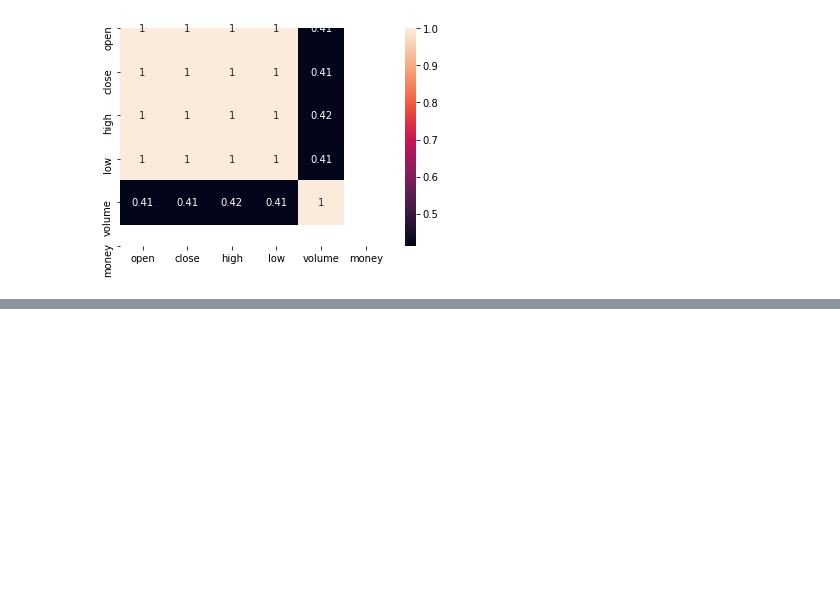
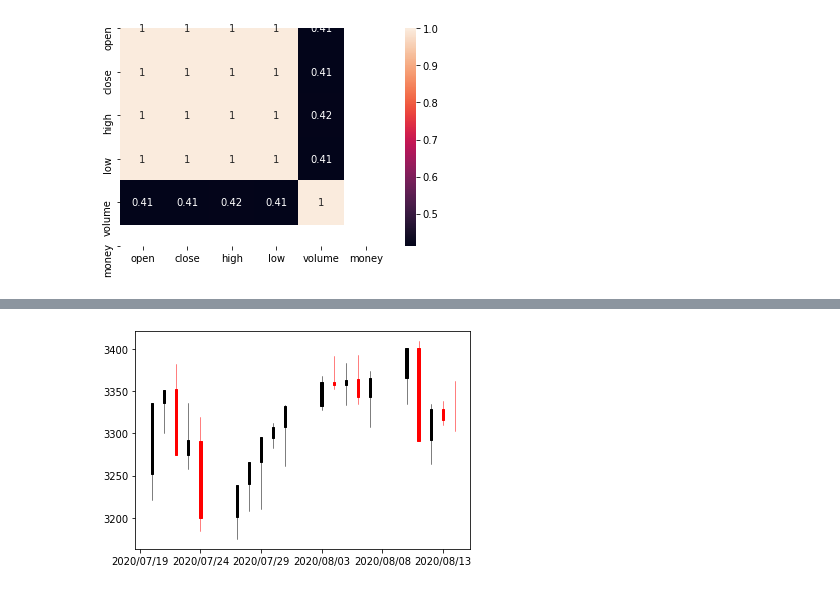
Before and after one commit to crash286/shujukeshihua, a Jupyter notebook: mazhen's work/SoftwareEngineeringCamp11111.ipynb, the cells around one changed output, grey strips where cells are left out. Saved outputs shown, nothing was run; the diff lists cells and outputs as text; code cells hidden in the pictures; blank space fills up the shorter version.

```diff
--- a/mazhen's work/SoftwareEngineeringCamp11111.ipynb
+++ b/mazhen's work/SoftwareEngineeringCamp11111.ipynb
@@ -90,0 +170,7 @@ sns.heatmap(correlation, annot=True)
+# %%
+fig, ax = plt.subplots()
+candlestick_ochl(ax, plot_mat[50:80].values)
+ax.xaxis.set_major_formatter(mdates.DateFormatter('%Y/%m/%d'))
+plt.show()
+# %% [output]
+[figure, added]
```
Also changed, not shown: parts of 21 cells of this notebook, 1 other file.
